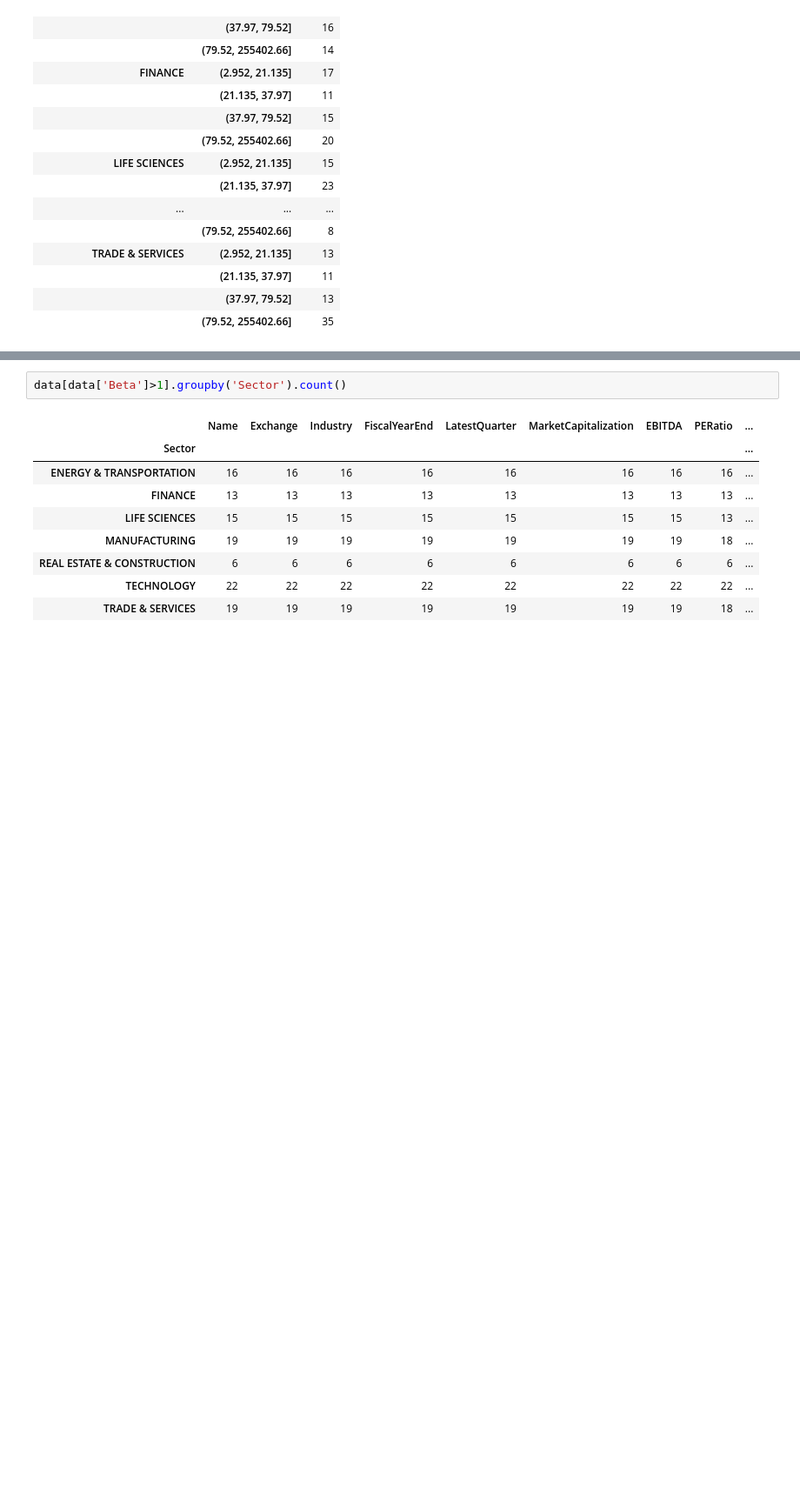
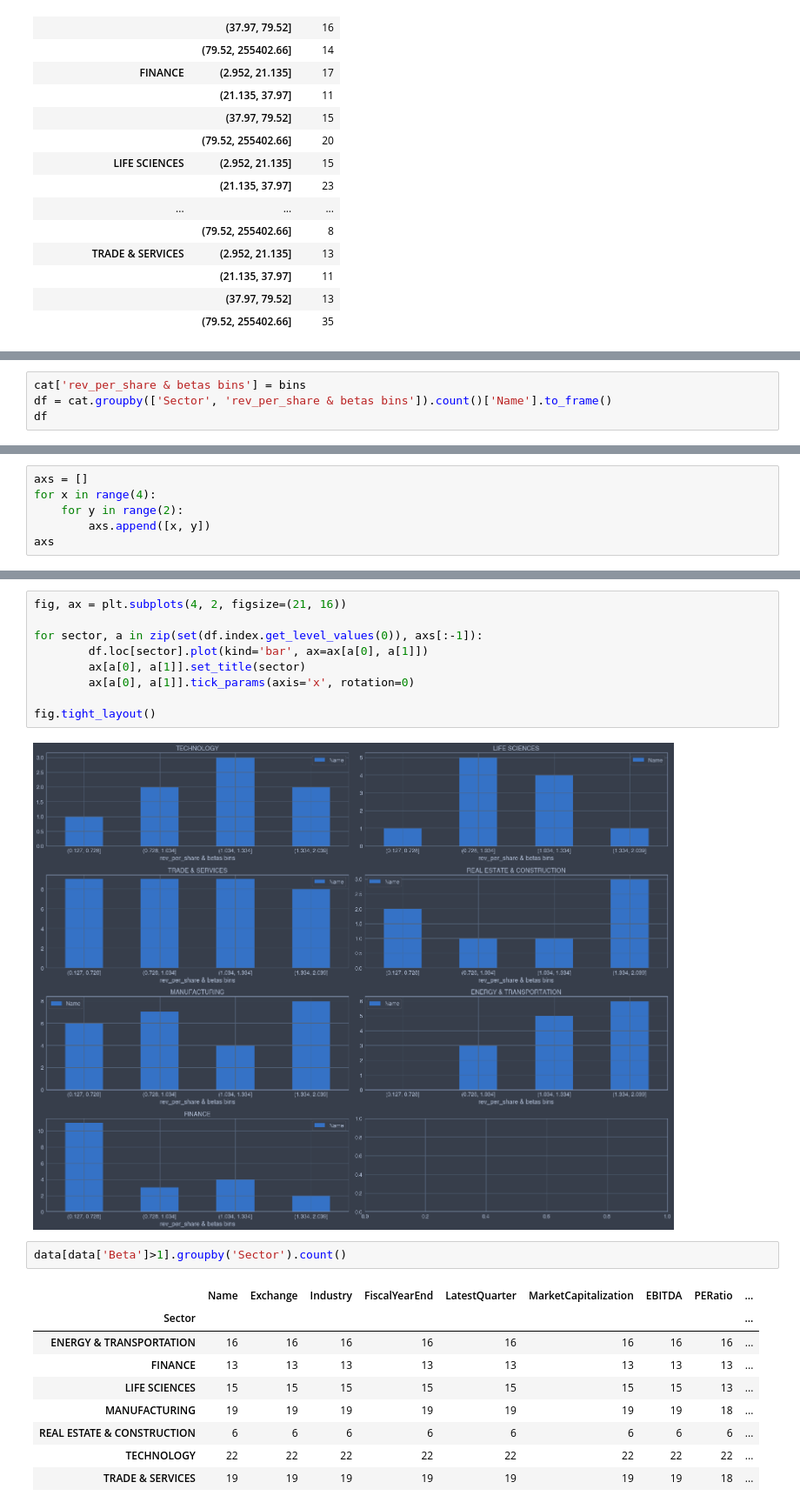
Before and after one commit to fadeeva/stock_market_research, a Jupyter notebook: Portfolio/Asset_Selection.ipynb, the cells around one changed output, grey strips where cells are left out. Shown at 87% size. Saved outputs shown, nothing was run; the diff lists cells and outputs as text; blank space fills up the shorter version.

Commit message:
revenue per share + beta

```diff
--- a/Portfolio/Asset_Selection.ipynb
+++ b/Portfolio/Asset_Selection.ipynb
@@ -705,0 +717,4 @@ df
+# %%
+cat['rev_per_share & betas bins'] = bins
+df = cat.groupby(['Sector', 'rev_per_share & betas bins']).count()['Name'].to_frame()
+df
@@ -705,0 +740,6 @@ df
+# %%
+axs = []
+for x in range(4):
+    for y in range(2):
+        axs.append([x, y])
+axs
@@ -706,3 +762,14 @@ df
+# %%
+fig, ax = plt.subplots(4, 2, figsize=(21, 16))
+
+for sector, a in zip(set(df.index.get_level_values(0)), axs[:-1]):
+        df.loc[sector].plot(kind='bar', ax=ax[a[0], a[1]])
+        ax[a[0], a[1]].set_title(sector)
+        ax[a[0], a[1]].tick_params(axis='x', rotation=0)
+
+fig.tight_layout()
+# %% [output]
+[figure, added]
 # %%
 data[data['Beta']>1].groupby('Sector').count()
 # %% [output]
```
Also changed, not shown: parts of 11 cells of this notebook.
